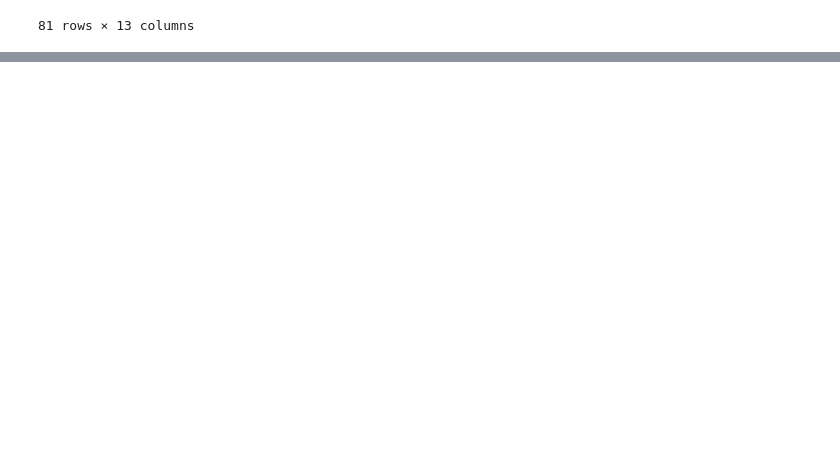
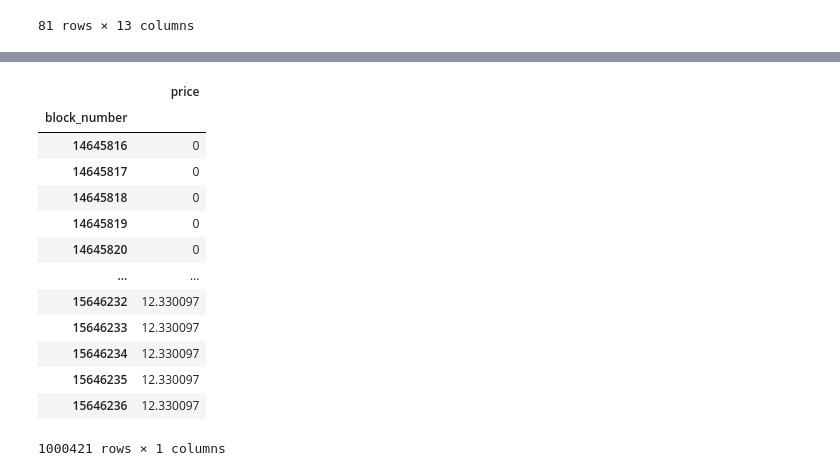
Before and after one commit to fmrmf/sudo-ape, a Jupyter notebook: notebook/sudo-ape.ipynb, the cells around one changed output, grey strips where cells are left out. Saved outputs shown, nothing was run; the diff lists cells and outputs as text; code cells hidden in the pictures; blank space fills up the shorter version.

```diff
--- a/notebook/sudo-ape.ipynb
+++ b/notebook/sudo-ape.ipynb
@@ -413,0 +391,17 @@ query_prices_filtered.plot(y='price')
+# %%
+query_prices_filtered_reindexed
+# %% [output]
+|  | price |
+| block_number |  |
+| 14645816 | 0 |
+| 14645817 | 0 |
+| 14645818 | 0 |
+| 14645819 | 0 |
+| 14645820 | 0 |
+| ... | ... |
+| 15646232 | 12.330097 |
+| 15646233 | 12.330097 |
+| 15646234 | 12.330097 |
+| 15646235 | 12.330097 |
+| 15646236 | 12.330097 |
+1000421 rows × 1 columns
```
Also changed, not shown: parts of 42 cells of this notebook.
